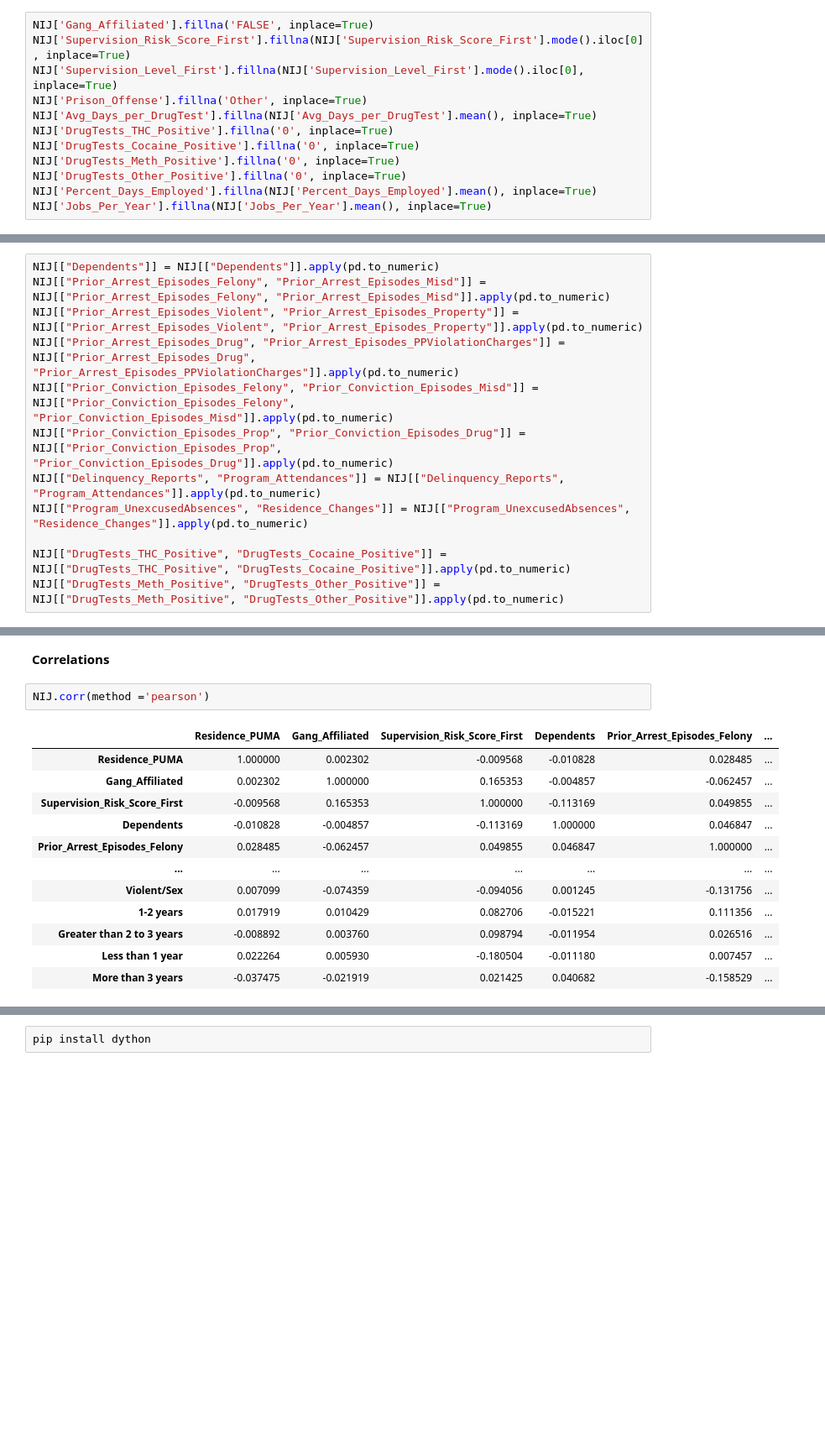
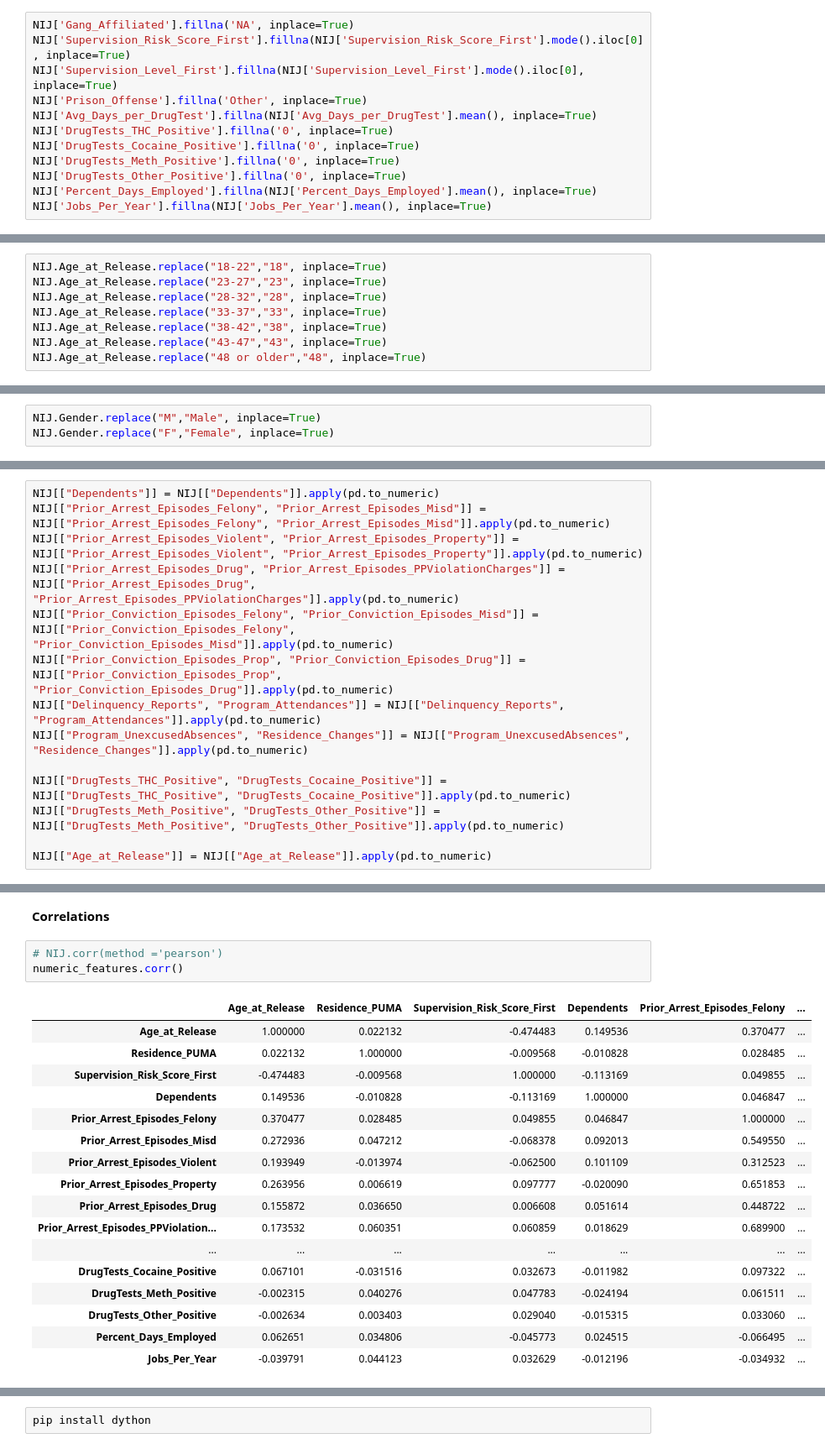
Before and after one commit to feaviolp/msc-project, a Jupyter notebook: NIJ EDA.ipynb, the cells around one changed output, grey strips where cells are left out. Shown at 84% size. Drawn from its saved outputs; the diff is of its cells as text; blank space fills up the shorter version.

```diff
--- a/NIJ EDA.ipynb
+++ b/NIJ EDA.ipynb
@@ -133,7 +133,7 @@ Replace null values with appropriate values:
 * Percent_Days_Employed is FLOAT so replace with avergae value
 * Jobs_Per_Year is FLOAT so replace with avergae value
 # %%
-NIJ['Gang_Affiliated'].fillna('FALSE', inplace=True)
+NIJ['Gang_Affiliated'].fillna('NA', inplace=True)
 NIJ['Supervision_Risk_Score_First'].fillna(NIJ['Supervision_Risk_Score_First'].mode().iloc[0], inplace=True)
 NIJ['Supervision_Level_First'].fillna(NIJ['Supervision_Level_First'].mode().iloc[0], inplace=True)
 NIJ['Prison_Offense'].fillna('Other', inplace=True)
@@ -223,0 +208,8 @@ NIJ.drop(columns=['Gender', 'Race', 'Age_at_Release', 'Supervision_Level_First',
+# %%
+NIJ.Age_at_Release.replace("18-22","18", inplace=True)
+NIJ.Age_at_Release.replace("23-27","23", inplace=True)
+NIJ.Age_at_Release.replace("28-32","28", inplace=True)
+NIJ.Age_at_Release.replace("33-37","33", inplace=True)
+NIJ.Age_at_Release.replace("38-42","38", inplace=True)
+NIJ.Age_at_Release.replace("43-47","43", inplace=True)
+NIJ.Age_at_Release.replace("48 or older","48", inplace=True)
@@ -224,3 +222,6 @@ NIJ.drop(columns=['Gender', 'Race', 'Age_at_Release', 'Supervision_Level_First',
+# %%
+NIJ.Gender.replace("M","Male", inplace=True)
+NIJ.Gender.replace("F","Female", inplace=True)
 # %%
 NIJ
 # %% [output]
@@ -251,6 +252,8 @@ NIJ[["Program_UnexcusedAbsences", "Residence_Changes"]] = NIJ[["Program_Unexcuse
 
 NIJ[["DrugTests_THC_Positive", "DrugTests_Cocaine_Positive"]] = NIJ[["DrugTests_THC_Positive", "DrugTests_Cocaine_Positive"]].apply(pd.to_numeric)
 NIJ[["DrugTests_Meth_Positive", "DrugTests_Other_Positive"]] = NIJ[["DrugTests_Meth_Positive", "DrugTests_Other_Positive"]].apply(pd.to_numeric)
+
+NIJ[["Age_at_Release"]] = NIJ[["Age_at_Release"]].apply(pd.to_numeric)
 # %%
 NIJ['Prior_Arrest_Episodes_Misd'].unique()
 # %% [output]
@@ -330,17 +333,23 @@ dtype: float64
 # %% [markdown]
 **Correlations**
 # %%
-NIJ.corr(method ='pearson')
+# NIJ.corr(method ='pearson')
+numeric_features.corr()
 # %% [output]
-|  | Residence_PUMA | Gang_Affiliated | Supervision_Risk_Score_First | Dependents | Prior_Arrest_Episodes_Felony | ... |
-| Residence_PUMA | 1.000000 | 0.002302 | -0.009568 | -0.010828 | 0.028485 | ... |
-| Gang_Affiliated | 0.002302 | 1.000000 | 0.165353 | -0.004857 | -0.062457 | ... |
-| Supervision_Risk_Score_First | -0.009568 | 0.165353 | 1.000000 | -0.113169 | 0.049855 | ... |
-| Dependents | -0.010828 | -0.004857 | -0.113169 | 1.000000 | 0.046847 | ... |
-| Prior_Arrest_Episodes_Felony | 0.028485 | -0.062457 | 0.049855 | 0.046847 | 1.000000 | ... |
+|  | Age_at_Release | Residence_PUMA | Supervision_Risk_Score_First | Dependents | Prior_Arrest_Episodes_Felony | ... |
+| Age_at_Release | 1.000000 | 0.022132 | -0.474483 | 0.149536 | 0.370477 | ... |
+| Residence_PUMA | 0.022132 | 1.000000 | -0.009568 | -0.010828 | 0.028485 | ... |
+| Supervision_Risk_Score_First | -0.474483 | -0.009568 | 1.000000 | -0.113169 | 0.049855 | ... |
+| Dependents | 0.149536 | -0.010828 | -0.113169 | 1.000000 | 0.046847 | ... |
+| Prior_Arrest_Episodes_Felony | 0.370477 | 0.028485 | 0.049855 | 0.046847 | 1.000000 | ... |
+| Prior_Arrest_Episodes_Misd | 0.272936 | 0.047212 | -0.068378 | 0.092013 | 0.549550 | ... |
+| Prior_Arrest_Episodes_Violent | 0.193949 | -0.013974 | -0.062500 | 0.101109 | 0.312523 | ... |
+| Prior_Arrest_Episodes_Property | 0.263956 | 0.006619 | 0.097777 | -0.020090 | 0.651853 | ... |
+| Prior_Arrest_Episodes_Drug | 0.155872 | 0.036650 | 0.006608 | 0.051614 | 0.448722 | ... |
+| Prior_Arrest_Episodes_PPViolation... | 0.173532 | 0.060351 | 0.060859 | 0.018629 | 0.689900 | ... |
 | ... | ... | ... | ... | ... | ... | ... |
-| Violent/Sex | 0.007099 | -0.074359 | -0.094056 | 0.001245 | -0.131756 | ... |
-| 1-2 years | 0.017919 | 0.010429 | 0.082706 | -0.015221 | 0.111356 | ... |
-| Greater than 2 to 3 years | -0.008892 | 0.003760 | 0.098794 | -0.011954 | 0.026516 | ... |
-| Less than 1 year | 0.022264 | 0.005930 | -0.180504 | -0.011180 | 0.007457 | ... |
-| More than 3 years | -0.037475 | -0.021919 | 0.021425 | 0.040682 | -0.158529 | ... |
+| DrugTests_Cocaine_Positive | 0.067101 | -0.031516 | 0.032673 | -0.011982 | 0.097322 | ... |
+| DrugTests_Meth_Positive | -0.002315 | 0.040276 | 0.047783 | -0.024194 | 0.061511 | ... |
+| DrugTests_Other_Positive | -0.002634 | 0.003403 | 0.029040 | -0.015315 | 0.033060 | ... |
+| Percent_Days_Employed | 0.062651 | 0.034806 | -0.045773 | 0.024515 | -0.066495 | ... |
+| Jobs_Per_Year | -0.039791 | 0.044123 | 0.032629 | -0.012196 | -0.034932 | ... |
```
Also changed, not shown: parts of 32 cells of this notebook.
